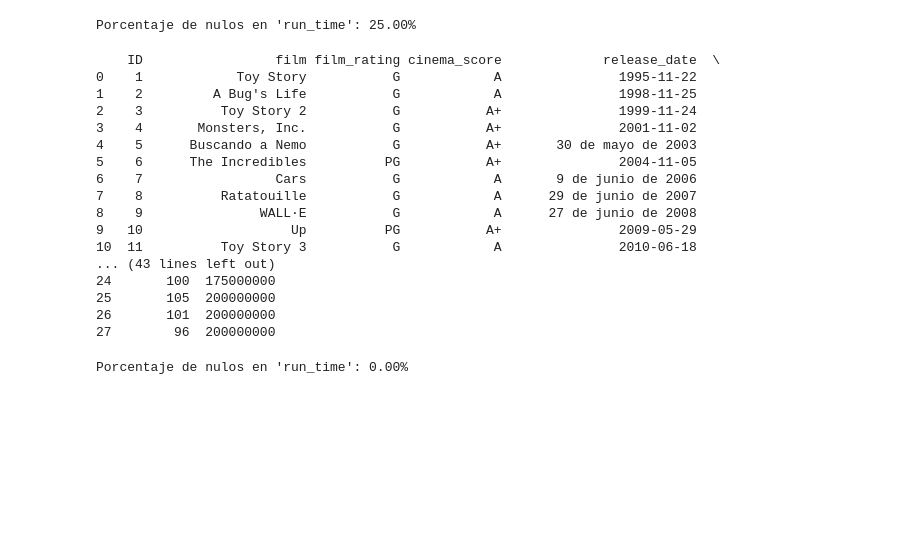
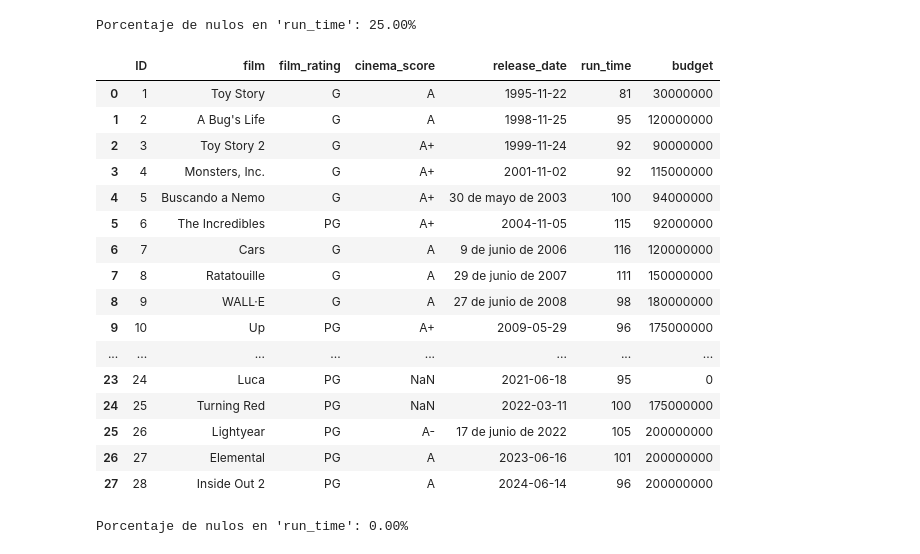
Before and after one commit to isamanero/WebScraping, a Jupyter notebook: notebooks/WS_Pixar.ipynb, the cells around one changed output. Saved outputs shown, nothing was run; the diff lists cells and outputs as text; code cells hidden in the pictures; blank space fills up the shorter version.

```diff
--- a/notebooks/WS_Pixar.ipynb
+++ b/notebooks/WS_Pixar.ipynb
@@ -57,51 +57,51 @@ driver = webdriver.Chrome(options=chrome_options)
 url = "https://es.wikipedia.org/wiki/Anexo:Pel%C3%ADculas_de_Pixar"
 driver.get(url)
 time.sleep(2)  # esperar a que cargue la página
 
 # Número máximo de filas en la tabla
 num_rows = 100  # suficiente para cubrir todas las películas
 
 for i in range(1, num_rows + 1):
     try:
         # Selector CSS del título de la película
         title_selector = f"#mw-content-text > div.mw-content-ltr.mw-parser-output > table:nth-child(6) > tbody > tr:nth-child({i}) > th > i > a"
         title_elem = driver.find_element(By.CSS_SELECTOR, title_selector)
         wiki_title = title_elem.text.strip()
 
         # Selector CSS de la fecha
         date_selector = f"#mw-content-text > div.mw-content-ltr.mw-parser-output > table:nth-child(6) > tbody > tr:nth-child({i}) > td:nth-child(3)"
         date_elem = driver.find_element(By.CSS_SELECTOR, date_selector)
         wiki_date = date_elem.text.strip()
 
         # Buscar en el DataFrame solo los que tienen NaN en release_date
         mask = (df['film'].str.lower() == wiki_title.lower()) & (df['release_date'].isna())
         if mask.any():
             df.loc[mask, 'release_date'] = wiki_date
 
     except:
         # Ignorar filas que no existen o no tengan datos
         continue
 
 driver.quit()
-print(df)
+display(df)
 # %% [output]
-    ID                 film film_rating cinema_score             release_date  \
-0    1            Toy Story           G            A               1995-11-22
-1    2         A Bug's Life           G            A               1998-11-25
-2    3          Toy Story 2           G           A+               1999-11-24
-3    4       Monsters, Inc.           G           A+               2001-11-02
-4    5      Buscando a Nemo           G           A+       30 de mayo de 2003
-5    6      The Incredibles          PG           A+               2004-11-05
-6    7                 Cars           G            A       9 de junio de 2006
-7    8          Ratatouille           G            A      29 de junio de 2007
-8    9               WALL·E           G            A      27 de junio de 2008
-9   10                   Up          PG           A+               2009-05-29
-10  11          Toy Story 3           G            A               2010-06-18
-... (43 lines left out)
-24       100  175000000
-25       105  200000000
-26       101  200000000
-27        96  200000000
+|  | ID | film | film_rating | cinema_score | release_date | run_time | budget |
+| 0 | 1 | Toy Story | G | A | 1995-11-22 | 81 | 30000000 |
+| 1 | 2 | A Bug's Life | G | A | 1998-11-25 | 95 | 120000000 |
+| 2 | 3 | Toy Story 2 | G | A+ | 1999-11-24 | 92 | 90000000 |
+| 3 | 4 | Monsters, Inc. | G | A+ | 2001-11-02 | 92 | 115000000 |
+| 4 | 5 | Buscando a Nemo | G | A+ | 30 de mayo de 2003 | 100 | 94000000 |
+| 5 | 6 | The Incredibles | PG | A+ | 2004-11-05 | 115 | 92000000 |
+| 6 | 7 | Cars | G | A | 9 de junio de 2006 | 116 | 120000000 |
+| 7 | 8 | Ratatouille | G | A | 29 de junio de 2007 | 111 | 150000000 |
+| 8 | 9 | WALL·E | G | A | 27 de junio de 2008 | 98 | 180000000 |
+| 9 | 10 | Up | PG | A+ | 2009-05-29 | 96 | 175000000 |
+| ... | ... | ... | ... | ... | ... | ... | ... |
+| 23 | 24 | Luca | PG | NaN | 2021-06-18 | 95 | 0 |
+| 24 | 25 | Turning Red | PG | NaN | 2022-03-11 | 100 | 175000000 |
+| 25 | 26 | Lightyear | PG | A- | 17 de junio de 2022 | 105 | 200000000 |
+| 26 | 27 | Elemental | PG | A | 2023-06-16 | 101 | 200000000 |
+| 27 | 28 | Inside Out 2 | PG | A | 2024-06-14 | 96 | 200000000 |
 # %%
 porcentaje_nulos = df['release_date'].isna().mean() * 100
 print(f"Porcentaje de nulos en 'run_time': {porcentaje_nulos:.2f}%")
```
Also changed, not shown: 1 other file.
